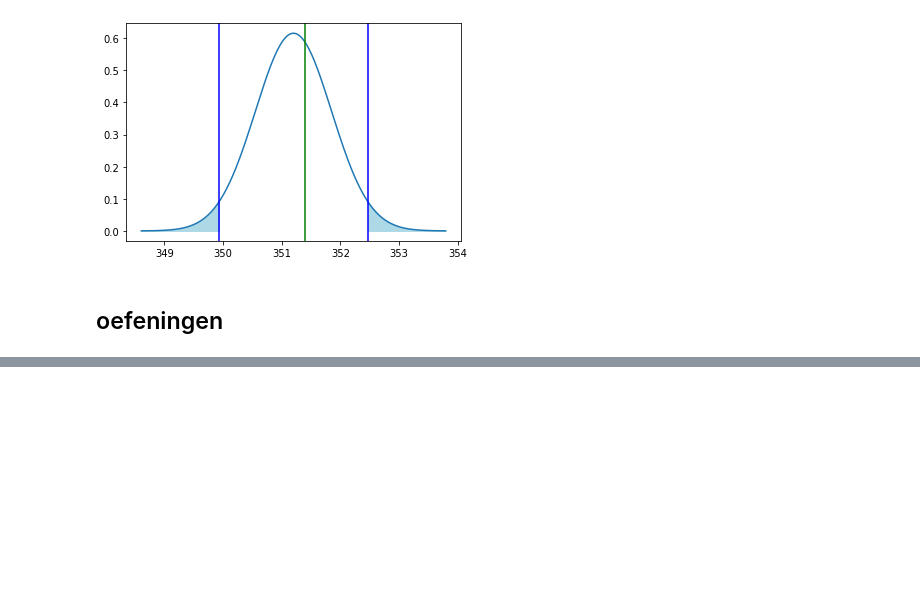
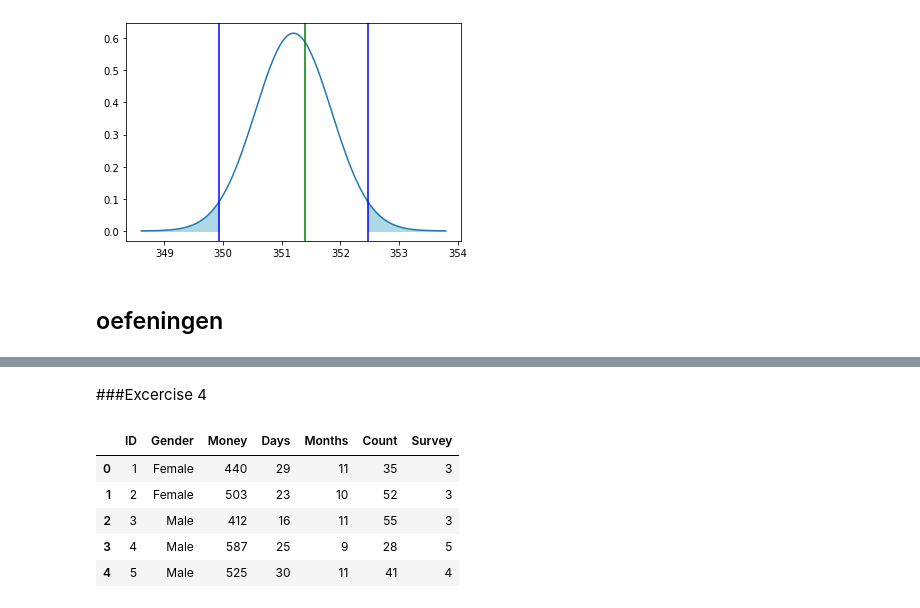
Before and after one commit to arnauddormaels/Data-Science-and-AI, a Jupyter notebook: Solution Labs/Cheat-sheet.ipynb, the cells around one changed output, grey strips where cells are left out. Drawn from its saved outputs; the diff is of its cells as text; code cells hidden in the pictures; blank space fills up the shorter version.

```diff
--- a/Solution Labs/Cheat-sheet.ipynb
+++ b/Solution Labs/Cheat-sheet.ipynb
@@ -675,0 +727,12 @@ p_value: 0.00
+# %% [markdown]
+###Excercise 4
+# %%
+rlanders = pd.read_csv('https://raw.githubusercontent.com/arnauddormaels/Data-Science-and-AI/main/data/rlanders.csv')
+rlanders.head()
+# %% [output]
+|  | ID | Gender | Money | Days | Months | Count | Survey |
+| 0 | 1 | Female | 440 | 29 | 11 | 35 | 3 |
+| 1 | 2 | Female | 503 | 23 | 10 | 52 | 3 |
+| 2 | 3 | Male | 412 | 16 | 11 | 55 | 3 |
+| 3 | 4 | Male | 587 | 25 | 9 | 28 | 5 |
+| 4 | 5 | Male | 525 | 30 | 11 | 41 | 4 |
```
Also changed, not shown: parts of 17 cells of this notebook.
